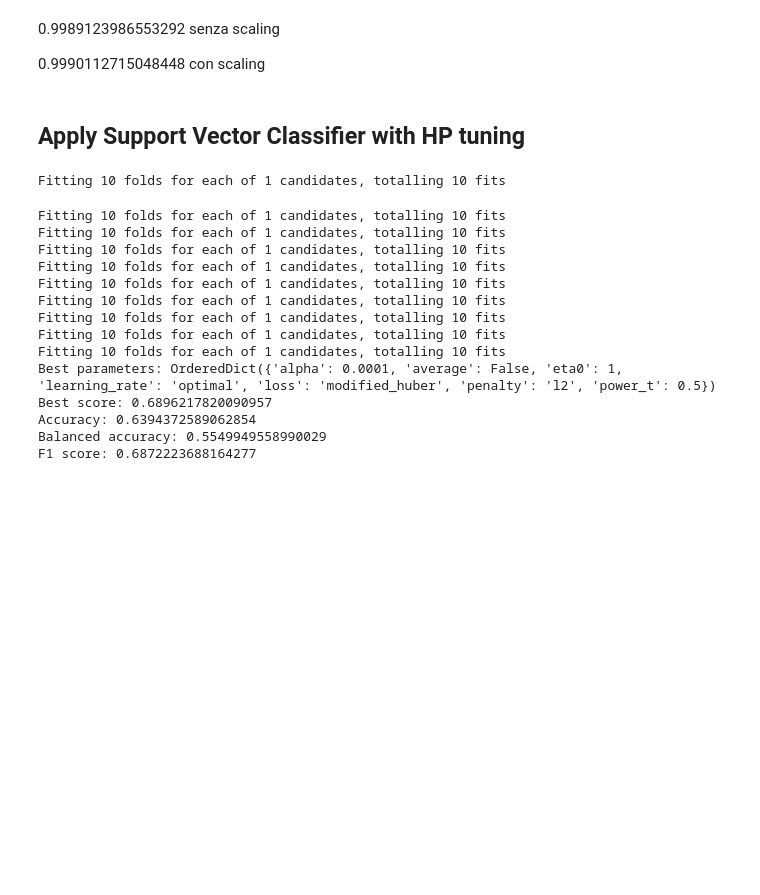
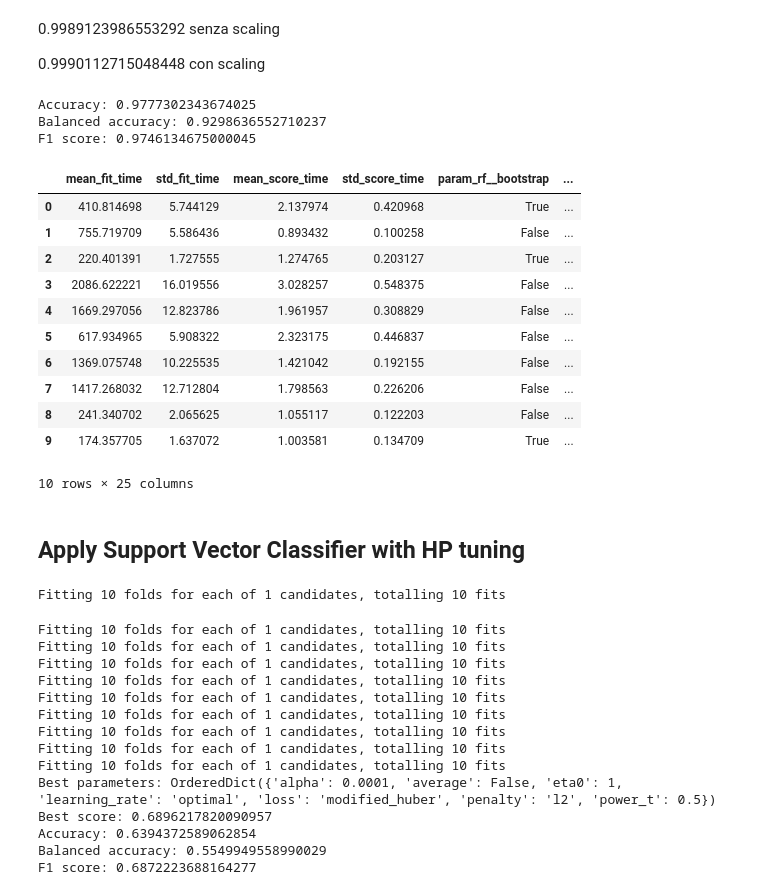
Before and after one commit to CyberGiant7/DataAnalyticsProject, a Jupyter notebook: TrainingModule/train_module.ipynb, the cells around one changed output. Drawn from its saved outputs; the diff is of its cells as text; code cells hidden in the pictures; blank space fills up the shorter version.

```diff
--- a/TrainingModule/train_module.ipynb
+++ b/TrainingModule/train_module.ipynb
@@ -101,7 +101,7 @@ df1
 ## Preprocess the dataset
 # %%
 from sklearn.ensemble import RandomForestClassifier
-from sklearn.preprocessing import OrdinalEncoder, RobustScaler, OneHotEncoder
+from sklearn.preprocessing import OrdinalEncoder, RobustScaler
 from sklearn.feature_selection import SequentialFeatureSelector
 from sklearn.compose import ColumnTransformer
 
@@ -113,8 +113,8 @@ numeric_columns = X_train.select_dtypes(include=["int64", "float64"]).columns.to
 
 ct = ColumnTransformer(
     [
-        # ("cat", OrdinalEncoder(handle_unknown='use_encoded_value', unknown_value=-1), categorical_columns),  # Trasforma le colonne categoriche
-        ("cat", OneHotEncoder(handle_unknown='infrequent_if_exist', sparse_output=False), categorical_columns),  # Trasforma le colonne categoriche
+        ("cat", OrdinalEncoder(handle_unknown='use_encoded_value', unknown_value=-1), categorical_columns),  # Trasforma le colonne categoriche
+        # ("ordinal", OneHotEncoder(handle_unknown='infrequent_if_exist', sparse_output=False), categorical_columns),  # Trasforma le colonne categoriche
         ("scale", RobustScaler(), numeric_columns)  # Normalizza le colonne numeriche
     ],
     remainder="passthrough"  # Mantieni le altre colonne invariate
@@ -139,9 +139,9 @@ X_val = ct.transform(X_val)
 rf = RandomForestClassifier(n_estimators=3, random_state=seed)
 sfs = SequentialFeatureSelector(estimator=rf, direction="backward", n_features_to_select="auto", scoring="balanced_accuracy", n_jobs=12)
 
-sfs.fit(X_train, y_train)
-with open(f"{filepath}/transformer/sfs.save", "wb") as f:
-    pickle.dump(sfs, f)
+# sfs.fit(X_train, y_train)
+# with open(f"{filepath}/transformer/sfs.save", "wb") as f:
+#     pickle.dump(sfs, f)
 
 with open("../TestModule/transformer/sfs.save", "rb") as f:
     sfs: SequentialFeatureSelector = pickle.load(f)
@@ -153,7 +153,7 @@ X_train = sfs.transform(X_train)
 X_val = sfs.transform(X_val)
 
 # X
-columns_to_keep = [column.split("__")[1].split("_")[0] for column in sfs.get_feature_names_out()]
+columns_to_keep = [column.split("__")[1] for column in sfs.get_feature_names_out()]
 X = X[columns_to_keep]
 # %% [markdown]
 ## Apply K-Nearest Neighbour
@@ -165,14 +165,6 @@ import os
 
 os.environ['OMP_NUM_THREADS'] = '12'
 
-# param_grid = {
-#     'n_neighbors': [3, 5, 7, 9, 11],  # Number of neighbors to consider
-#     'weights': ['uniform', 'distance'],  # Weight function
-#     'metric': ['euclidean', 'manhattan', 'minkowski'],  # Distance metrics
-#     'p': [1, 2],  # Minkowski parameter (1 for Manhattan, 2 for Euclidean)
-#     'algorithm': ['auto', 'ball_tree', 'kd_tree', 'brute'],  # Algorithm to compute neighbors
-#     'leaf_size': [30, 50, 70, 90, 100]
-# }
 param_grid = {
     'knn__n_neighbors': [3, 5, 7, 9, 11],  # Number of neighbors to consider
     'knn__weights': ['uniform', 'distance'],  # Weight function
@@ -186,8 +178,7 @@ pipeline = Pipeline(
     [
         ('ct', ColumnTransformer(
             [
-                # ("cat", OrdinalEncoder(handle_unknown='use_encoded_value', unknown_value=-1), categorical_columns),  # Trasforma le colonne categoriche
-                ("cat", OneHotEncoder(handle_unknown='infrequent_if_exist', sparse_output=False), categorical_columns),  # Trasforma le colonne categoriche
+                ("cat", OrdinalEncoder(handle_unknown='use_encoded_value', unknown_value=-1), categorical_columns),  # Trasforma le colonne categoriche
                 ("scale", RobustScaler(), numeric_columns)  # Normalizza le colonne numeriche
             ],
             remainder="passthrough"  # Mantieni le altre colonne invariate
@@ -241,7 +232,7 @@ from sklearn.ensemble import RandomForestClassifier
 from sklearn.model_selection import RandomizedSearchCV
 
 param_grid = {
-    'rf__n_estimators': [50, 100, 200, 300],  # Number of trees in the forest
+    'rf__n_estimators': [100, 200, 300],  # Number of trees in the forest
     'rf__max_depth': [None, 10, 20, 30, 50],  # Maximum depth of the tree
     'rf__min_samples_split': [2, 5, 10],  # Minimum number of samples required to split a node
     'rf__min_samples_leaf': [1, 2, 4],  # Minimum number of samples required at a leaf node
@@ -270,7 +261,7 @@ grid.fit(X, y)
 
 print("Best parameters:", grid.best_params_)
 print("Best score:", grid.best_score_)
-best_rf = grid.best_estimator_
+best_rf = grid.best_estimator_.named_steps['rf']
 with open(f"{filepath}/models/rf.save", "wb") as file:
     pickle.dump(best_rf, file)
 
@@ -300,6 +300,29 @@ KeyboardInterrupt:
 0.9989123986553292 senza scaling
 
 0.9990112715048448 con scaling
+# %%
+y_pred = best_rf.named_steps['rf'].predict(X_val)
+print("Accuracy:", accuracy_score(y_val, y_pred))
+print("Balanced accuracy:", balanced_accuracy_score(y_val, y_pred))
+print("F1 score:", f1_score(y_val, y_pred, average="weighted"))
+
+pd.DataFrame(grid.cv_results_)
+# %% [output]
+Accuracy: 0.9777302343674025
+Balanced accuracy: 0.9298636552710237
+F1 score: 0.9746134675000045
+|  | mean_fit_time | std_fit_time | mean_score_time | std_score_time | param_rf__bootstrap | ... |
+| 0 | 410.814698 | 5.744129 | 2.137974 | 0.420968 | True | ... |
+| 1 | 755.719709 | 5.586436 | 0.893432 | 0.100258 | False | ... |
+| 2 | 220.401391 | 1.727555 | 1.274765 | 0.203127 | True | ... |
+| 3 | 2086.622221 | 16.019556 | 3.028257 | 0.548375 | False | ... |
+| 4 | 1669.297056 | 12.823786 | 1.961957 | 0.308829 | False | ... |
+| 5 | 617.934965 | 5.908322 | 2.323175 | 0.446837 | False | ... |
+| 6 | 1369.075748 | 10.225535 | 1.421042 | 0.192155 | False | ... |
+| 7 | 1417.268032 | 12.712804 | 1.798563 | 0.226206 | False | ... |
+| 8 | 241.340702 | 2.065625 | 1.055117 | 0.122203 | False | ... |
+| 9 | 174.357705 | 1.637072 | 1.003581 | 0.134709 | True | ... |
+10 rows × 25 columns
 # %% [markdown]
 ## Apply Support Vector Classifier with HP tuning
 # %%
```
Also changed, not shown: parts of 1 cell of this notebook, 4 other files.
